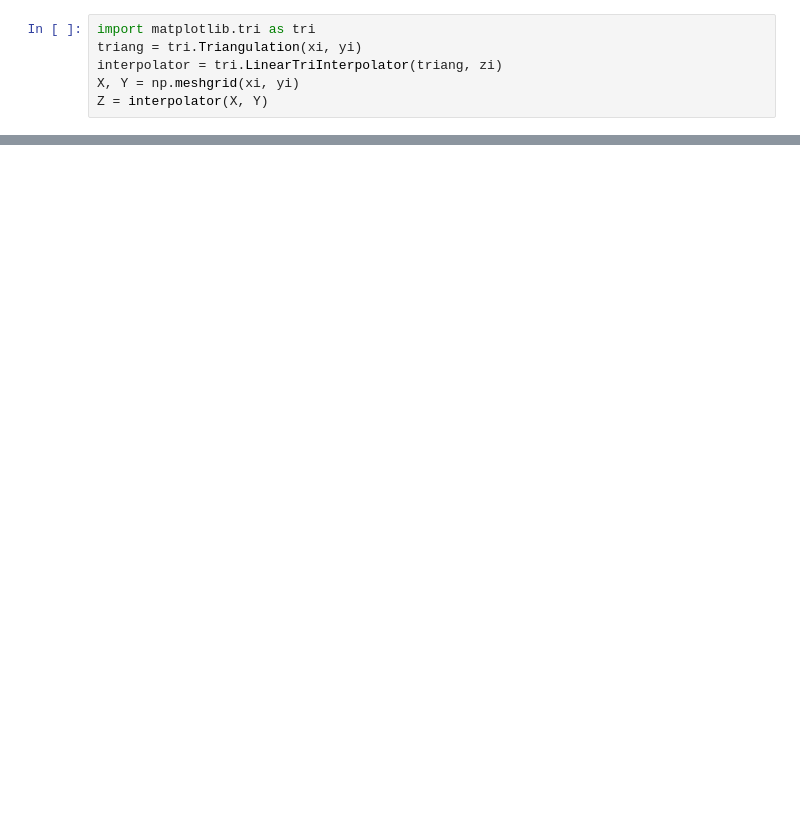
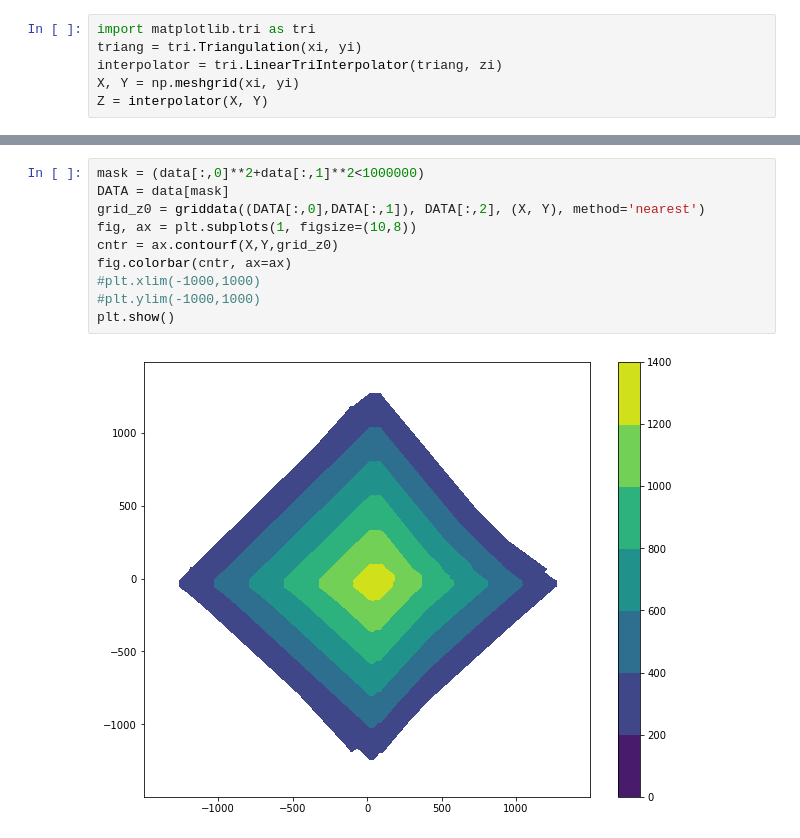
Before and after one commit to troyzx/Python, a Jupyter notebook: week13/homework/demo/final_demo.ipynb, the cells around one changed output, grey strips where cells are left out. Saved outputs shown, nothing was run; the diff lists cells and outputs as text; blank space fills up the shorter version.

```diff
--- a/week13/homework/demo/final_demo.ipynb
+++ b/week13/homework/demo/final_demo.ipynb
@@ -155,0 +176,12 @@ plt.show()
+# %%
+mask = (data[:,0]**2+data[:,1]**2<1000000)
+DATA = data[mask]
+grid_z0 = griddata((DATA[:,0],DATA[:,1]), DATA[:,2], (X, Y), method='nearest')
+fig, ax = plt.subplots(1, figsize=(10,8))
+cntr = ax.contourf(X,Y,grid_z0)
+fig.colorbar(cntr, ax=ax)
+#plt.xlim(-1000,1000)
+#plt.ylim(-1000,1000)
+plt.show()
+# %% [output]
+[figure, added]
```
Also changed, not shown: parts of 8 cells of this notebook, 1 other file.
